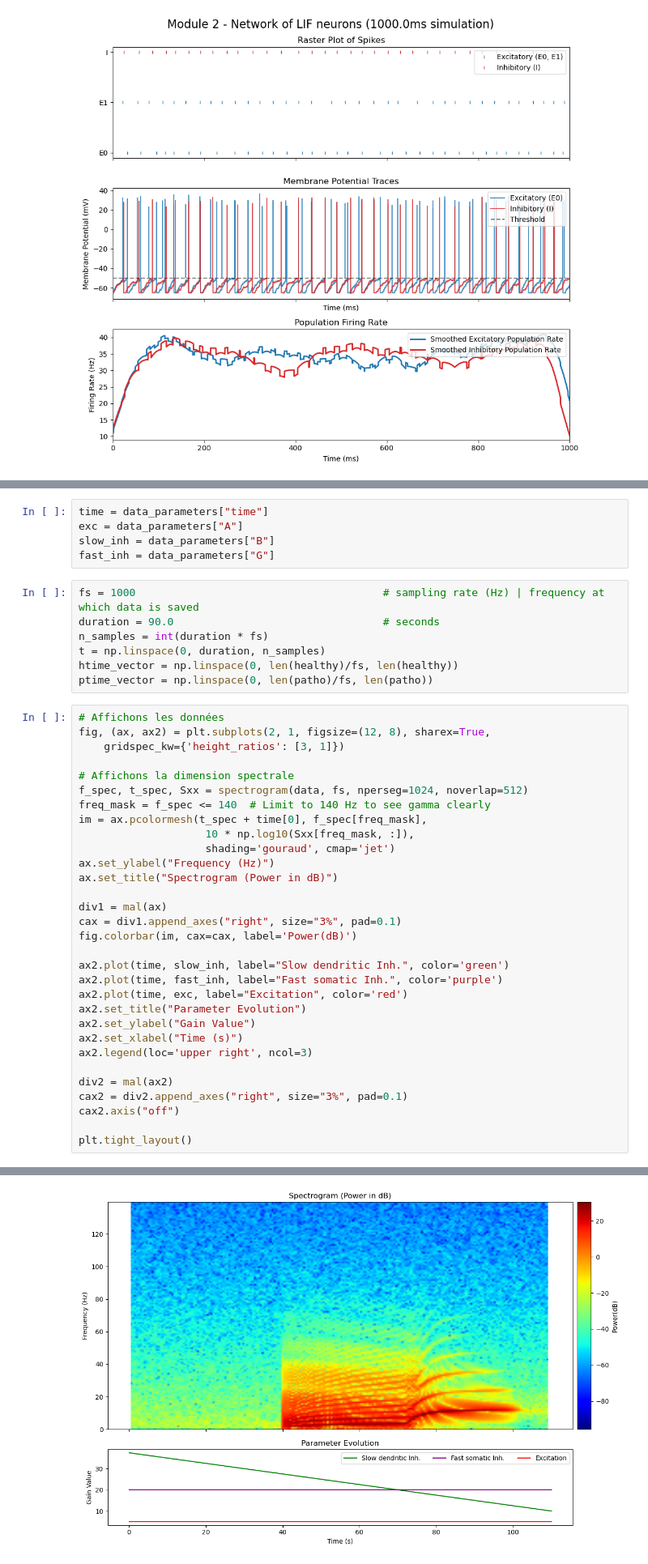
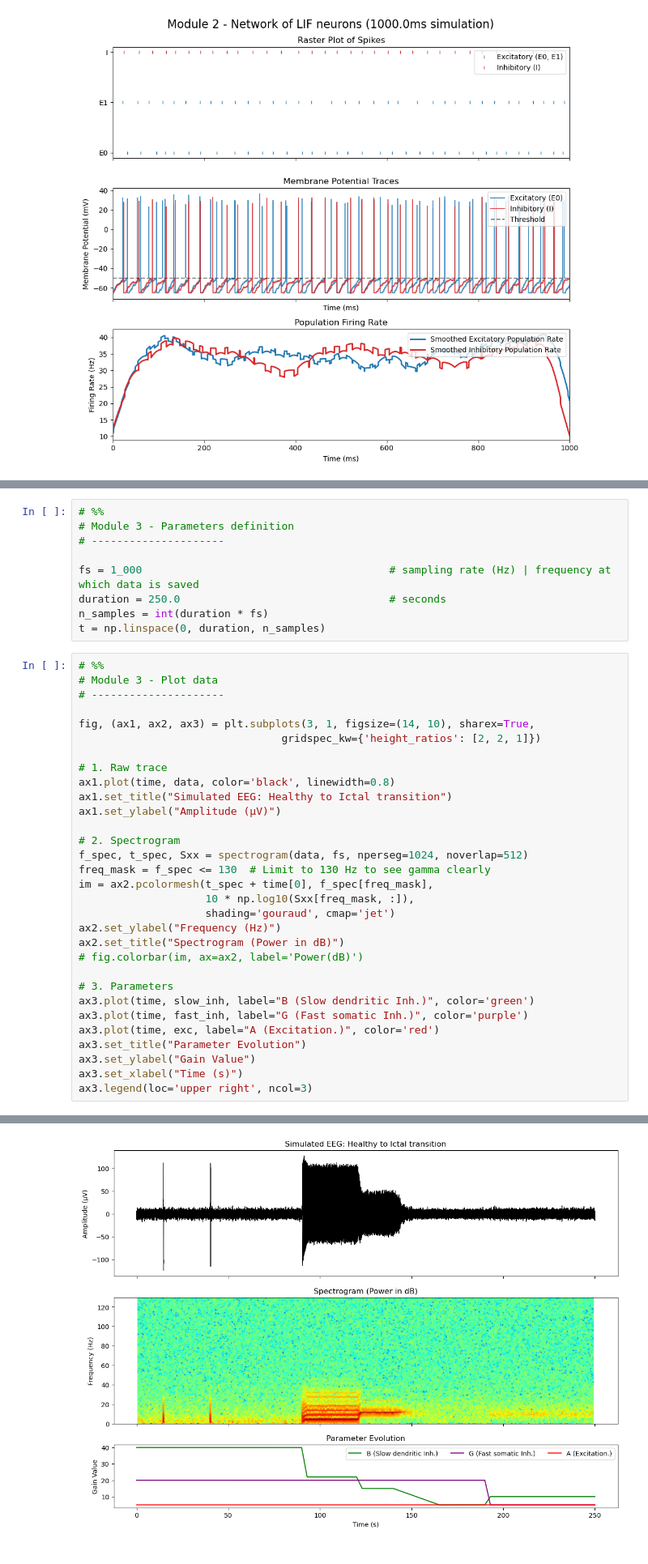
Before and after one commit to Jerem-loq/SEEG-Wendling, a Jupyter notebook: Computational_Neuroscience_Workshop.ipynb, the cells around one changed output, grey strips where cells are left out. Shown at 81% size. Cells and saved outputs as stored; diff of their text form.

Commit message:
Notebook: Fix module 3 plot | Data generator: Fix some typos

```diff
--- a/Computational_Neuroscience_Workshop.ipynb
+++ b/Computational_Neuroscience_Workshop.ipynb
@@ -284,44 +296,41 @@ data_parameters = np.load("sim_eeg_param22.npz")
-# %%
-time = data_parameters["time"]
-exc = data_parameters["A"]
-slow_inh = data_parameters["B"]
-fast_inh = data_parameters["G"]
 # %%
-fs = 1000                                       # sampling rate (Hz) | frequency at which data is saved
-duration = 90.0                                 # seconds
+# %%
+# Module 3 - Parameters definition
+# ---------------------
+
+fs = 1_000                                       # sampling rate (Hz) | frequency at which data is saved
+duration = 250.0                                 # seconds
 n_samples = int(duration * fs)
 t = np.linspace(0, duration, n_samples)
-htime_vector = np.linspace(0, len(healthy)/fs, len(healthy))
-ptime_vector = np.linspace(0, len(patho)/fs, len(patho))
 # %%
-# Affichons les données
-fig, (ax, ax2) = plt.subplots(2, 1, figsize=(12, 8), sharex=True,
-    gridspec_kw={'height_ratios': [3, 1]})
+# %%
+# Module 3 - Plot data
+# ---------------------
 
-# Affichons la dimension spectrale
+fig, (ax1, ax2, ax3) = plt.subplots(3, 1, figsize=(14, 10), sharex=True,
+                                gridspec_kw={'height_ratios': [2, 2, 1]})
+
+# 1. Raw trace
+ax1.plot(time, data, color='black', linewidth=0.8)
+ax1.set_title("Simulated EEG: Healthy to Ictal transition")
+ax1.set_ylabel("Amplitude (µV)")
+
+# 2. Spectrogram
 f_spec, t_spec, Sxx = spectrogram(data, fs, nperseg=1024, noverlap=512)
-freq_mask = f_spec <= 140  # Limit to 140 Hz to see gamma clearly
-im = ax.pcolormesh(t_spec + time[0], f_spec[freq_mask],
+freq_mask = f_spec <= 130  # Limit to 130 Hz to see gamma clearly
+im = ax2.pcolormesh(t_spec + time[0], f_spec[freq_mask],
                     10 * np.log10(Sxx[freq_mask, :]),
                     shading='gouraud', cmap='jet')
-ax.set_ylabel("Frequency (Hz)")
-ax.set_title("Spectrogram (Power in dB)")
+ax2.set_ylabel("Frequency (Hz)")
+ax2.set_title("Spectrogram (Power in dB)")
+# fig.colorbar(im, ax=ax2, label='Power(dB)')
 
-div1 = mal(ax)
-cax = div1.append_axes("right", size="3%", pad=0.1)
-fig.colorbar(im, cax=cax, label='Power(dB)')
-
-ax2.plot(time, slow_inh, label="Slow dendritic Inh.", color='green')
-ax2.plot(time, fast_inh, label="Fast somatic Inh.", color='purple')
-ax2.plot(time, exc, label="Excitation", color='red')
-ax2.set_title("Parameter Evolution")
-ax2.set_ylabel("Gain Value")
-ax2.set_xlabel("Time (s)")
-ax2.legend(loc='upper right', ncol=3)
-
-div2 = mal(ax2)
-cax2 = div2.append_axes("right", size="3%", pad=0.1)
-cax2.axis("off")
-
-plt.tight_layout()
+# 3. Parameters
+ax3.plot(time, slow_inh, label="B (Slow dendritic Inh.)", color='green')
+ax3.plot(time, fast_inh, label="G (Fast somatic Inh.)", color='purple')
+ax3.plot(time, exc, label="A (Excitation.)", color='red')
+ax3.set_title("Parameter Evolution")
+ax3.set_ylabel("Gain Value")
+ax3.set_xlabel("Time (s)")
+ax3.legend(loc='upper right', ncol=3)
 # %% [output]
@@ -328 +338 @@ plt.tight_layout()
-[figure, old version]
+[figure, new version]
```
Also changed, not shown: parts of 5 cells of this notebook, 1 other file.
